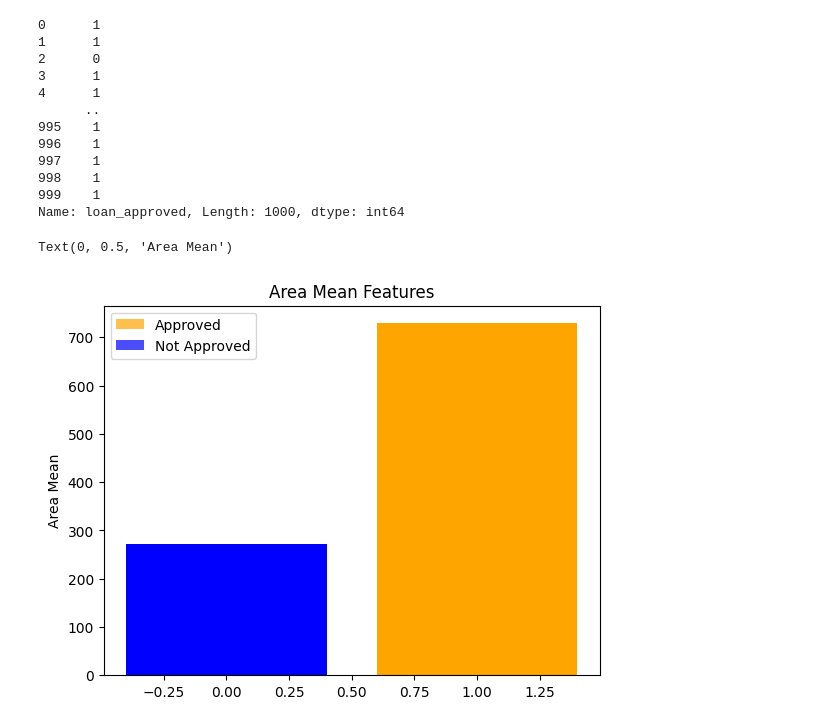
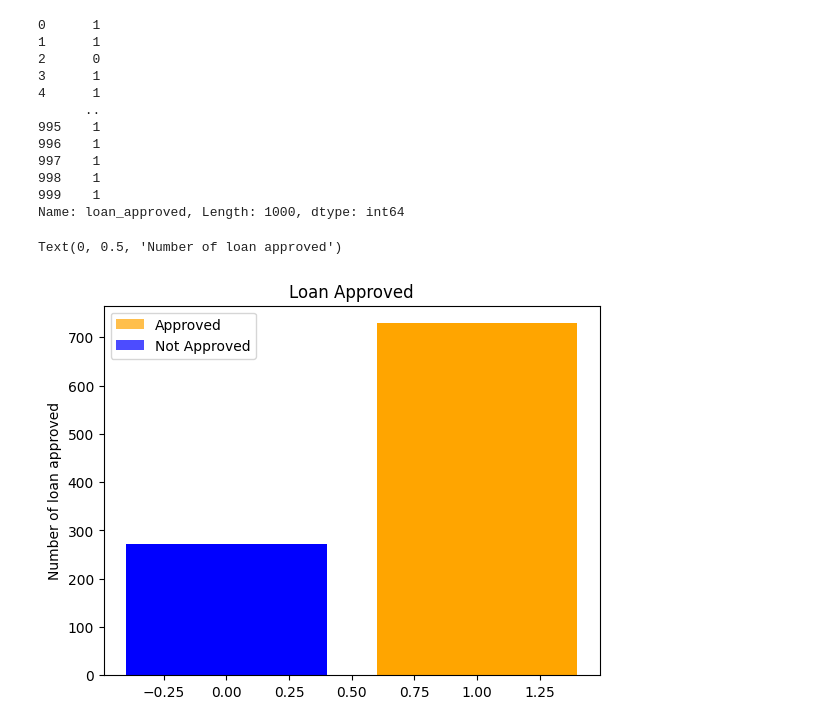
Before and after one commit to Ihaxxxx/Machine-Learning, a Jupyter notebook: Sickit Learn/Course End Projects/Loan Approval/index.ipynb, the cells around one changed output. Saved outputs shown, nothing was run; the diff lists cells and outputs as text; code cells hidden in the pictures.

```diff
--- a/Sickit Learn/Course End Projects/Loan Approval/index.ipynb
+++ b/Sickit Learn/Course End Projects/Loan Approval/index.ipynb
@@ -123,17 +123,17 @@ Name: loan_approved, Length: 1000, dtype: int64
 # %%
 for approval in df['loan_approved'].unique() :
     subset = df[df['loan_approved'] == approval]
     if approval == 1:
         color = 'orange'
         label = 'Approved'
     else:
         color = 'blue'
         label = 'Not Approved'
     plt.bar(subset['loan_approved'], subset['loan_approved'].value_counts(), color=color, label=label, alpha=0.7)
-plt.title("Area Mean Features")
+plt.title("Loan Approved")
 plt.legend()
-plt.ylabel("Area Mean")
+plt.ylabel("Number of loan approved")
 # plt.xlabel("ID")
 # %% [output]
-Text(0, 0.5, 'Area Mean')
+Text(0, 0.5, 'Number of loan approved')
-[figure, old version]
+[figure, new version]
```
